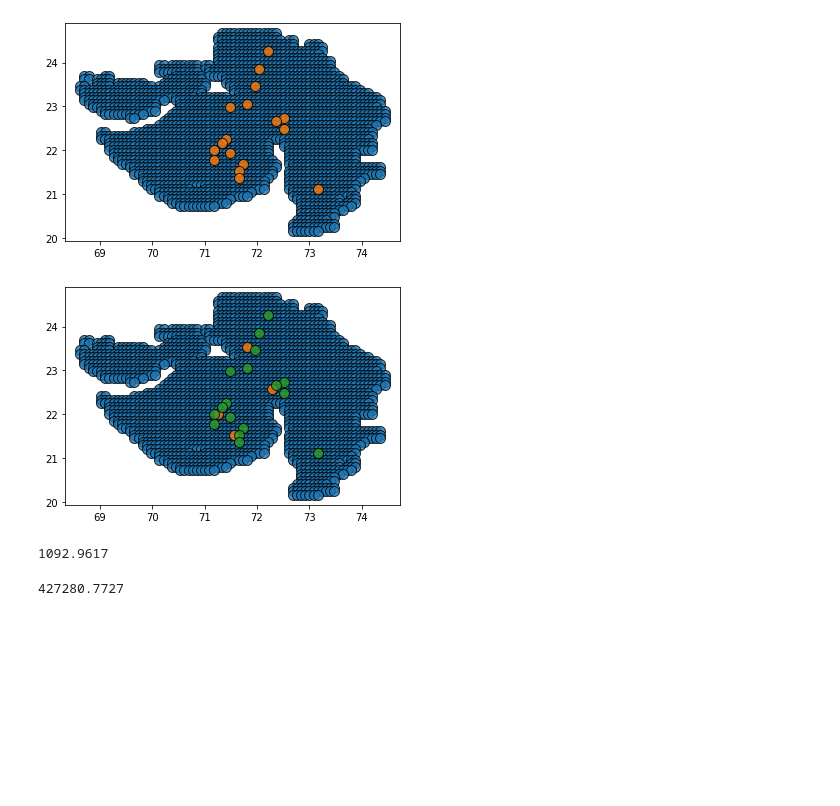
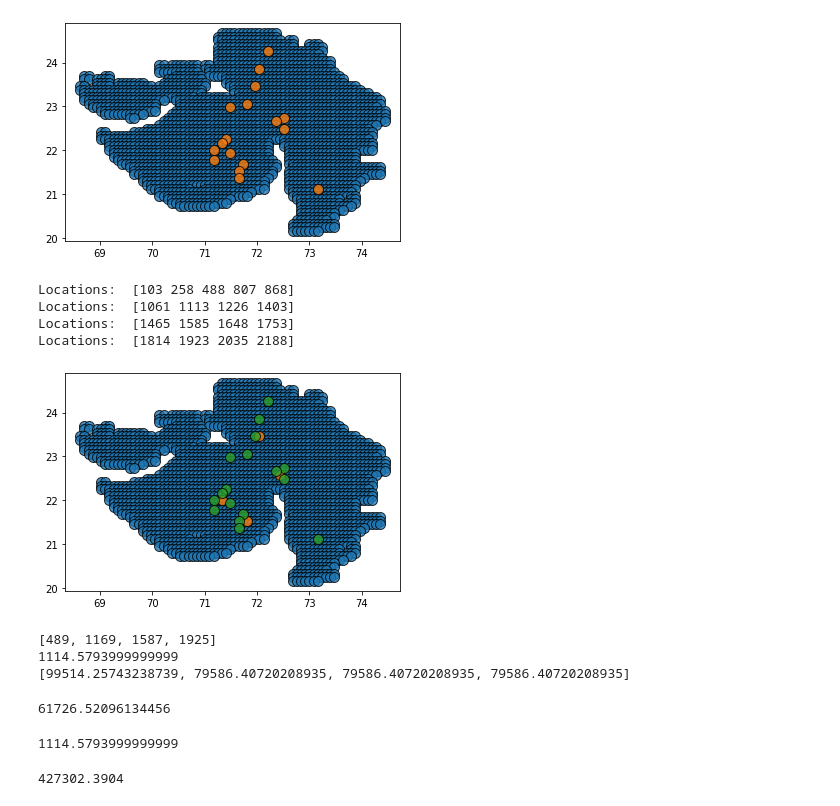
Before and after one commit to ishaan9006/agricultural-waste-utilization, a Jupyter notebook: run.ipynb, the cells around one changed output. Cells and saved outputs as stored; diff of their text form; code cells hidden in the pictures; blank space fills up the shorter version.

Commit message:
Calculated the total score and cost of the algo!

```diff
--- a/run.ipynb
+++ b/run.ipynb
@@ -107,30 +107,37 @@ class Myoptimizer:
         return lat_coorindates, lon_coorindates
 
 
-    def getRefineryLocations(self, db, locations, refineries=1):
+    def getRefineryLocations(self, db, bms, locations, refineries=1):
+        print("Locations: ",locations)
         size = len(db)
         st = db['Index'].iloc[0]           # Use .iloc[0] to access the first element of the 'Index' column
         en = db['Index'].iloc[size - 1]
         min_cost = 1e6
         best_loc = 0
-        for i in range(st, en+1):
+        for refinery in range(st, en+1):
             curr_cost = 0
-            for j in locations:
-                curr_cost += dm[i][j]
+            pellet = 0
+            for ind, depot in enumerate(locations):
+                curr_cost += dm[depot][refinery]
+                pellet += bms[ind]
             if curr_cost < min_cost:
                 min_cost = curr_cost
-                best_loc = i
-        return best_loc, min_cost
+                best_loc = refinery
+        return best_loc, min_cost, pellet
 
 
-    def getOptimalRefLocations(self, db, location, ind=4, show_map=False, show_depots=False):
+    def getOptimalRefLocations(self, db, bms, location, ind=4, show_map=False, show_depots=False):
+        location.sort()
         locs = []
         costs = []
+        pellets = []
         areas = np.array_split(location, ind)
         for i in range(0, ind):
-            loc, cost = self.getRefineryLocations(db, areas[i], 1)
+            loc, cost, pellet = self.getRefineryLocations(db, bms, areas[i], 1)
             costs.append(cost)
             locs.append(loc)
+            pellets.append(pellet)
+
         if show_map and not show_depots:
             curr_lat, curr_lon = self.extract_coorindates(locs)
             lat = db['Latitude']
@@ -147,7 +154,7 @@ class Myoptimizer:
             plt.scatter(curr_lon, curr_lat, s=100, edgecolor='k', alpha=0.8)
             plt.scatter(depot_lon, depot_lat, s=100, edgecolor='k', alpha=0.8)
 
-        return locs, costs
+        return locs, costs, pellets
 
     def costOfUnderutilization(self, mx, x):
         cost = 0
@@ -263,16 +270,33 @@ plt.show()
 # %% [output]
 [figure]
 # %%
-ref_loc, ref_cost = opt.getOptimalRefLocations(db, locs, ind=4, show_map=True, show_depots=True)
+ref_loc, ref_cost, pellets = opt.getOptimalRefLocations(db, bms, locs, ind=4, show_map=True, show_depots=True)
 # %% [output]
+Locations:  [103 258 488 807 868]
+Locations:  [1061 1113 1226 1403]
+Locations:  [1465 1585 1648 1753]
+Locations:  [1814 1923 2035 2188]
-[figure, old version]
+[figure, new version]
+# %%
+print(ref_loc)
+print(np.sum(ref_cost))
+print(pellets)
+# %% [output]
+[489, 1169, 1587, 1925]
+1114.5793999999999
+[99514.25743238739, 79586.40720208935, 79586.40720208935, 79586.40720208935]
+# %%
+cost_uu_ref = opt.costOfUnderutilization(mx_pellets, pellets)
+cost_uu_ref
+# %% [output]
+61726.52096134456
 # %%
 cost_depot_ref = np.sum(ref_cost)
 cost_depot_ref
 # %% [output]
-1092.9617
+1114.5793999999999
 # %%
 total_cost_transportation = cost_site_depot + cost_depot_ref
 total_cost_transportation
 # %% [output]
-427280.7727
+427302.3904
```
Also changed, not shown: parts of 3 cells of this notebook.
